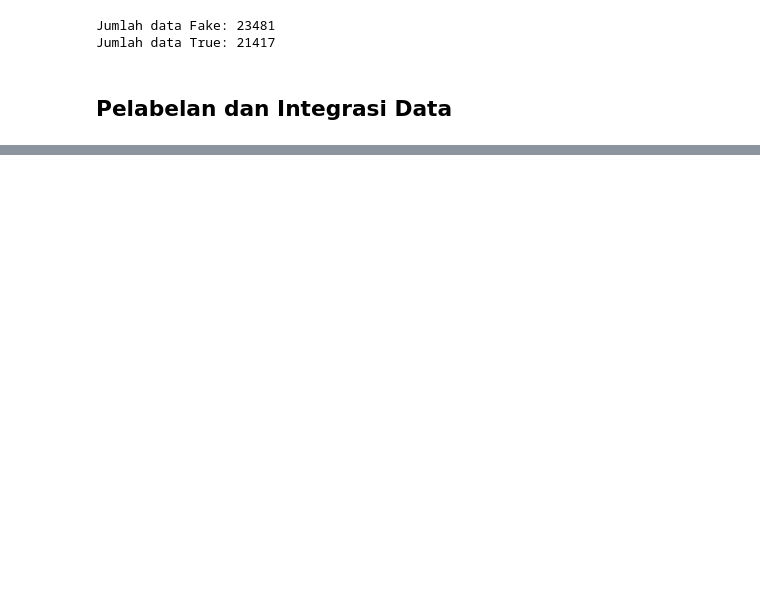
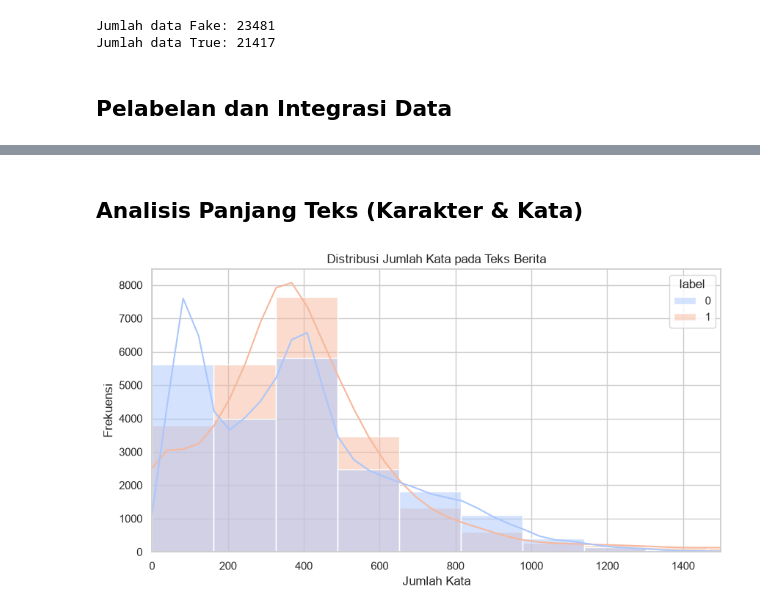
Before and after one commit to ababiliqbal/fake-news-detector, a Jupyter notebook: notebooks/1_experiment.ipynb, the cells around one changed output, grey strips where cells are left out. Cells and saved outputs as stored; diff of their text form; code cells hidden in the pictures; blank space fills up the shorter version.

```diff
--- a/notebooks/1_experiment.ipynb
+++ b/notebooks/1_experiment.ipynb
@@ -41,0 +103,14 @@ Name: count, dtype: int64
+# %% [markdown]
+## Analisis Panjang Teks (Karakter & Kata)
+# %%
+df_final['word_count'] = df_final['text'].apply(lambda x: len(str(x).split()))
+
+plt.figure(figsize=(10, 5))
+sns.histplot(data=df_final, x='word_count', hue='label', bins=50, kde=True, palette='coolwarm')
+plt.title('Distribusi Jumlah Kata pada Teks Berita')
+plt.xlabel('Jumlah Kata')
+plt.ylabel('Frekuensi')
+plt.xlim(0, 1500)
+plt.show()
+# %% [output]
+[figure, added]
```
Also changed, not shown: parts of 9 cells of this notebook, 1 other file.
